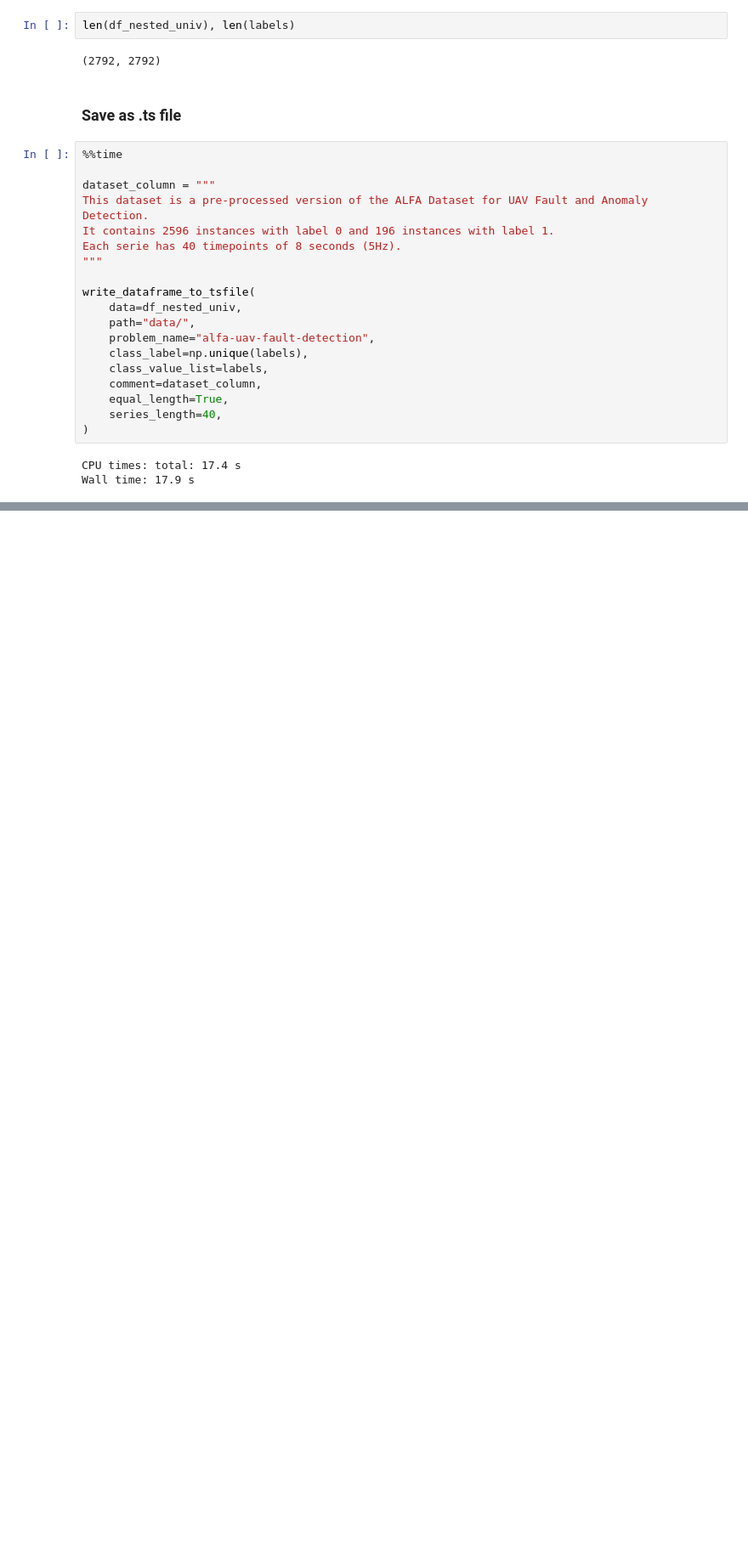
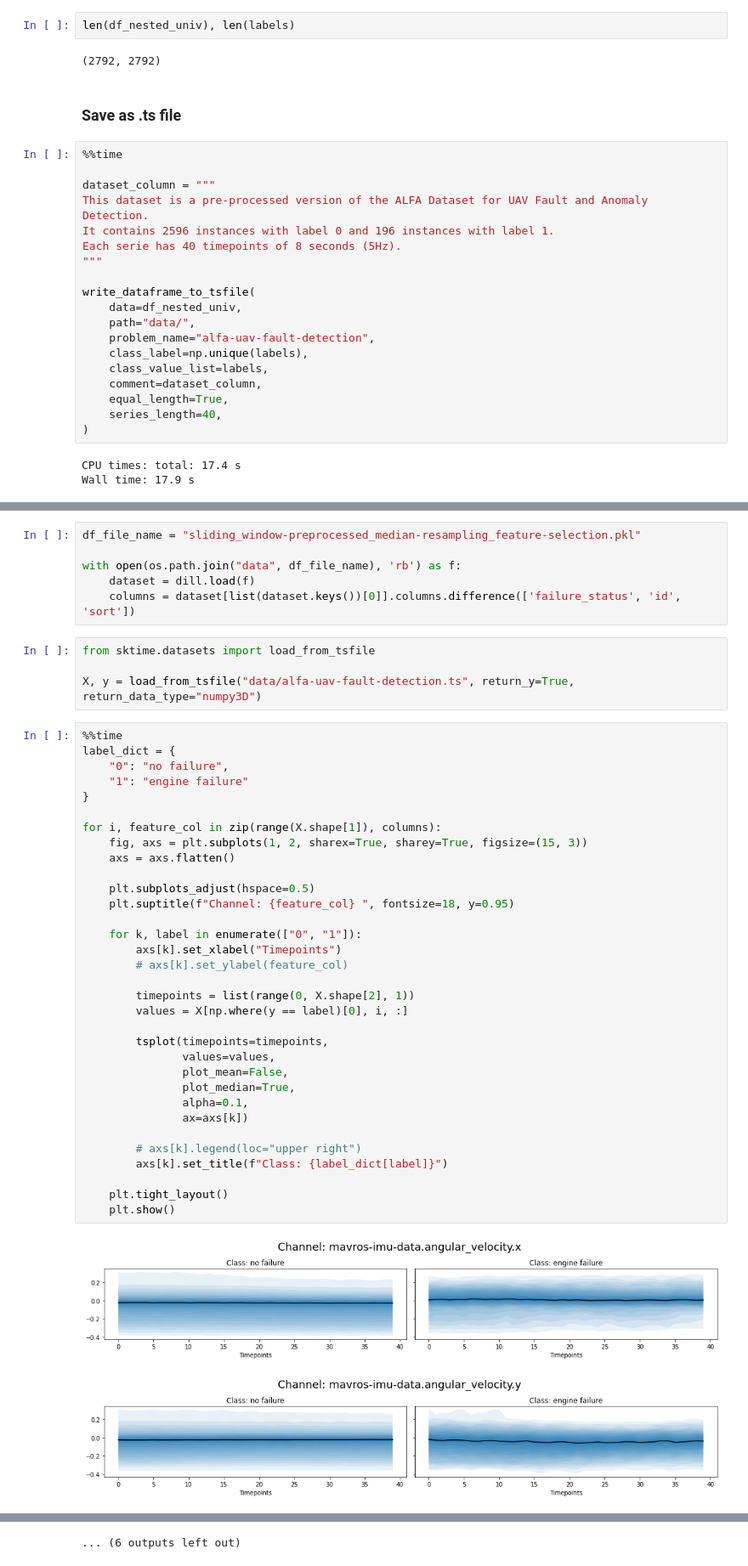
Before and after one commit to shamilnabiyev/alfa-uav-fault-detection, a Jupyter notebook: data-processing-sliding-window.ipynb, the cells around one changed output, grey strips where cells are left out. Shown at 85% size. Saved outputs shown, nothing was run; the diff lists cells and outputs as text; blank space fills up the shorter version.

Commit message:
Added EDA plots

```diff
--- a/data-processing-sliding-window.ipynb
+++ b/data-processing-sliding-window.ipynb
@@ -273,0 +312,46 @@ Wall time: 17.9 s
+# %%
+df_file_name = "sliding_window-preprocessed_median-resampling_feature-selection.pkl"
+
+with open(os.path.join("data", df_file_name), 'rb') as f:
+    dataset = dill.load(f)
+    columns = dataset[list(dataset.keys())[0]].columns.difference(['failure_status', 'id', 'sort'])
+# %%
+from sktime.datasets import load_from_tsfile
+
+X, y = load_from_tsfile("data/alfa-uav-fault-detection.ts", return_y=True, return_data_type="numpy3D")
+# %%
+%%time
+label_dict = {
+    "0": "no failure",
+    "1": "engine failure"
+}
+
+for i, feature_col in zip(range(X.shape[1]), columns):
+    fig, axs = plt.subplots(1, 2, sharex=True, sharey=True, figsize=(15, 3))
+    axs = axs.flatten()
+
+    plt.subplots_adjust(hspace=0.5)
+    plt.suptitle(f"Channel: {feature_col} ", fontsize=18, y=0.95)
+
+    for k, label in enumerate(["0", "1"]):
+        axs[k].set_xlabel("Timepoints")
+        # axs[k].set_ylabel(feature_col)
+
+        timepoints = list(range(0, X.shape[2], 1))
+        values = X[np.where(y == label)[0], i, :]
+
+        tsplot(timepoints=timepoints,
+               values=values,
+               plot_mean=False,
+               plot_median=True,
+               alpha=0.1,
+               ax=axs[k])
+
+        # axs[k].legend(loc="upper right")
+        axs[k].set_title(f"Class: {label_dict[label]}")
+
+    plt.tight_layout()
+    plt.show()
+# %% [output]
+[figure, added]
+[figure, added]
@@ -273,0 +368 @@ Wall time: 17.9 s
+... (6 outputs left out)
```
Also changed, not shown: parts of 3 cells of this notebook.
